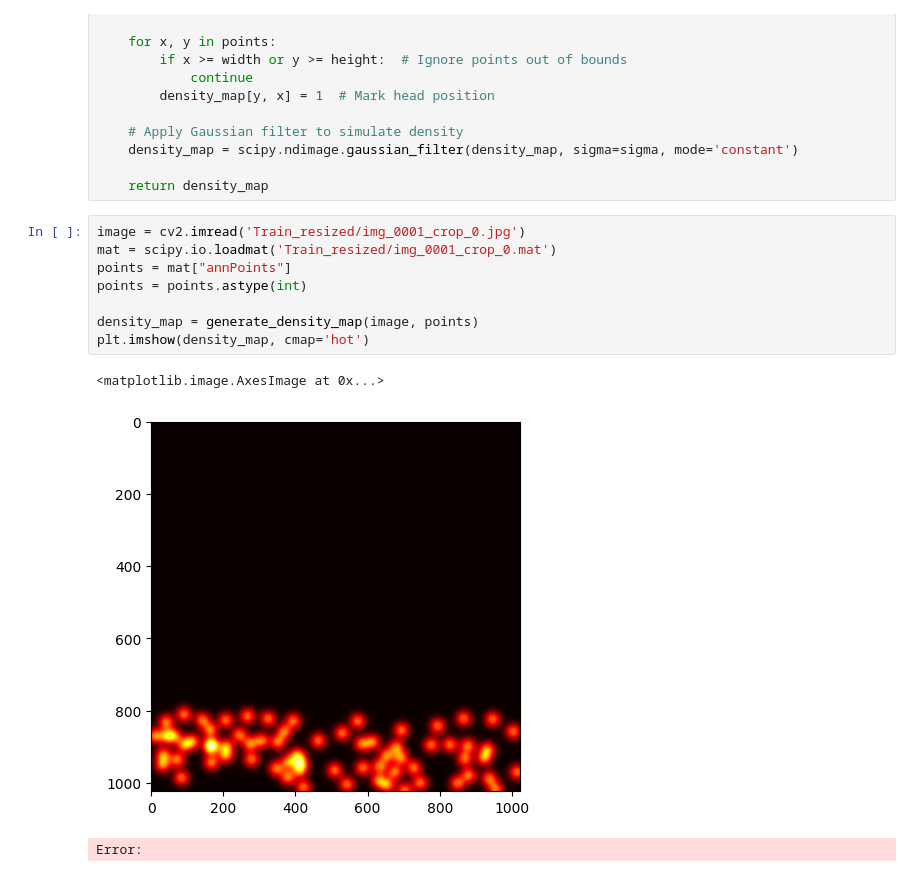
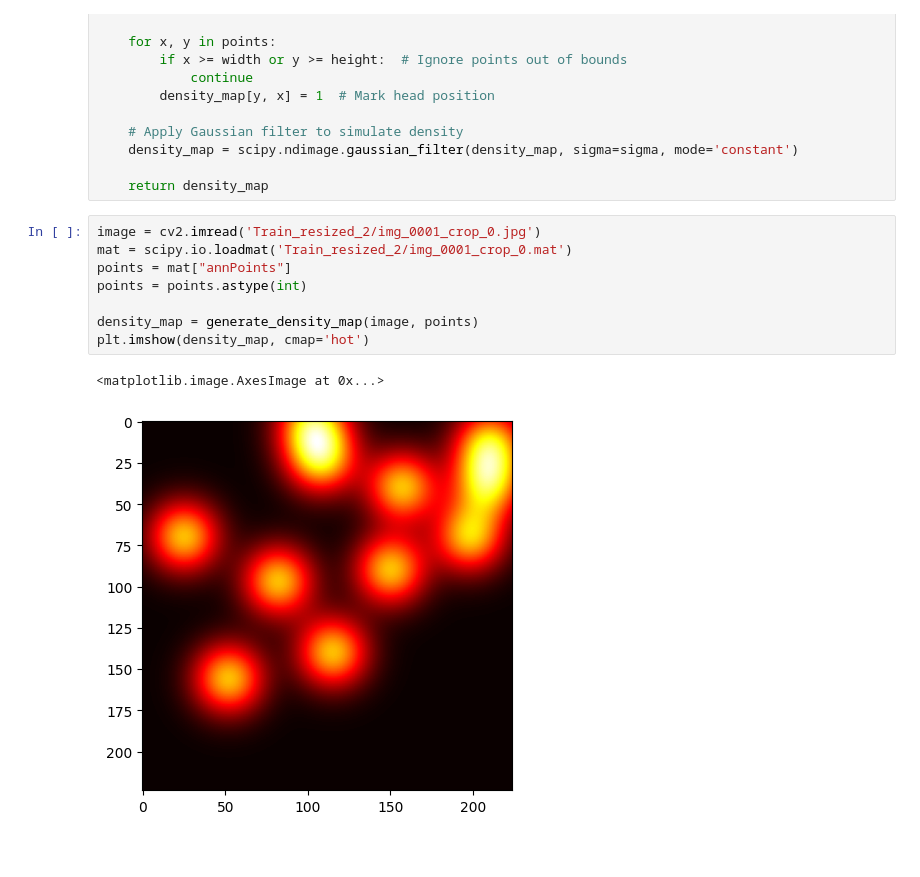
Before and after one commit to ryang5231/EE417-Crowd-Counting, a Jupyter notebook: model.ipynb, the cells around one changed output. Cells and saved outputs as stored; diff of their text form.

```diff
--- a/model.ipynb
+++ b/model.ipynb
@@ -27,15 +27,14 @@ def generate_density_map(image, points, sigma=15):
 
     return density_map
 # %%
-image = cv2.imread('Train_resized/img_0001_crop_0.jpg')
-mat = scipy.io.loadmat('Train_resized/img_0001_crop_0.mat')
+image = cv2.imread('Train_resized_2/img_0001_crop_0.jpg')
+mat = scipy.io.loadmat('Train_resized_2/img_0001_crop_0.mat')
 points = mat["annPoints"]
 points = points.astype(int)
 
 density_map = generate_density_map(image, points)
 plt.imshow(density_map, cmap='hot')
 # %% [output]
 <matplotlib.image.AxesImage at 0x...>
-[figure, old version]
+[figure, new version]
-Error:
 # %%
```
Also changed, not shown: parts of 13 cells of this notebook, 1 other file.
